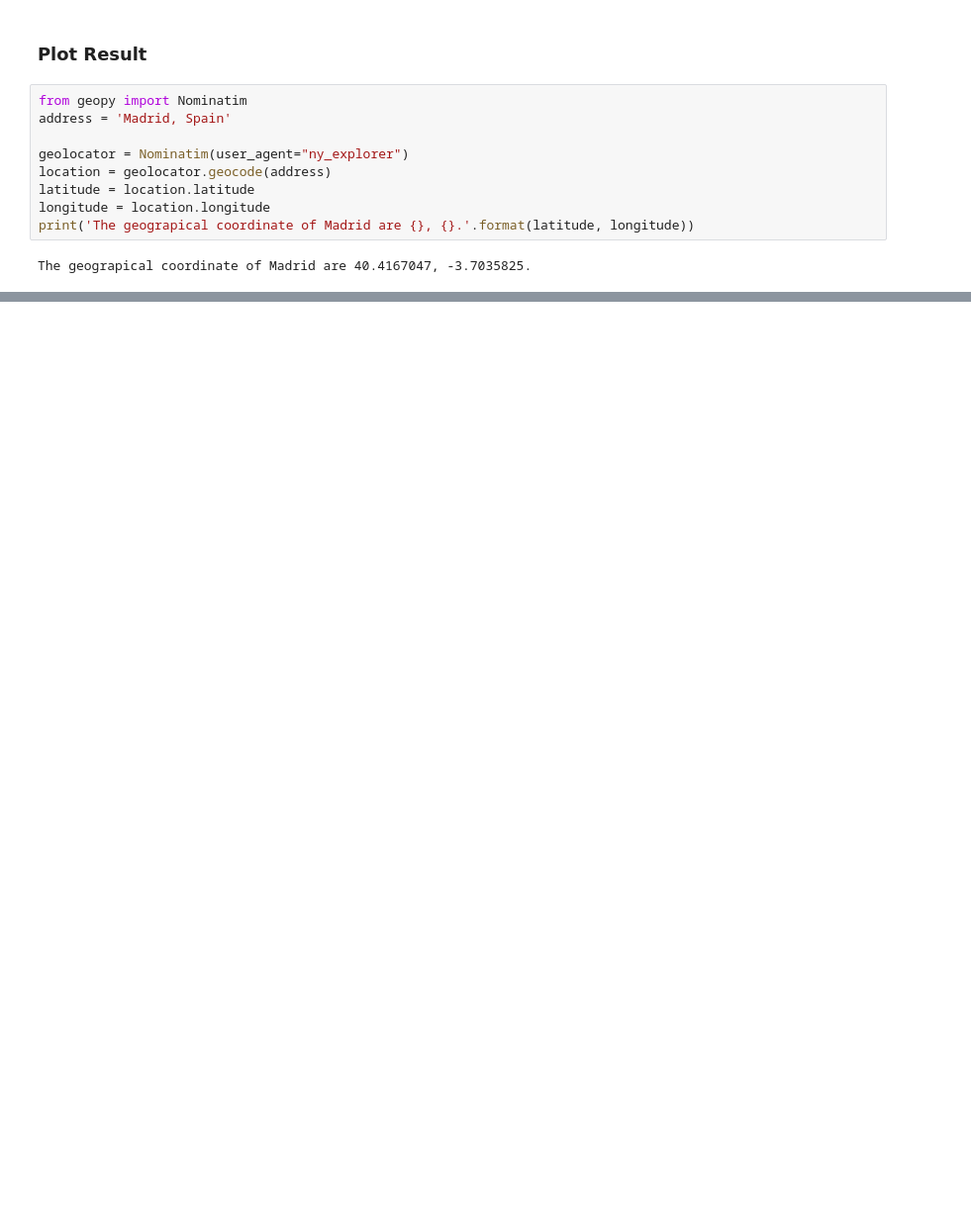
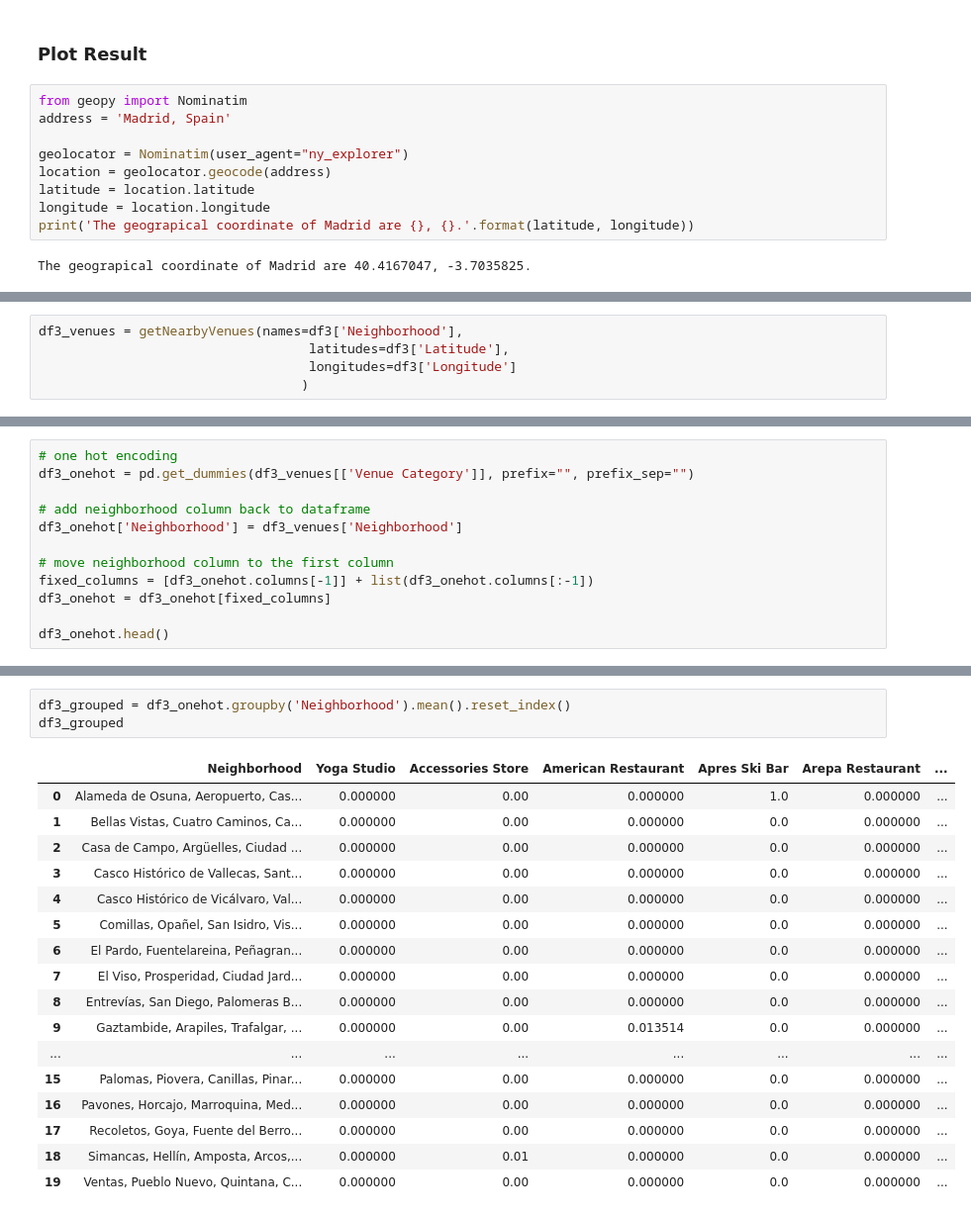
Before and after one commit to sergiogarciagar/Coursera_Capstone, a Jupyter notebook: Capstone Project - The Battle of Neighborhoods Madrid .ipynb, the cells around one changed output, grey strips where cells are left out. Shown at 99% size. Drawn from its saved outputs; the diff is of its cells as text; blank space fills up the shorter version.

Commit message:
Published from Watson Studio.

```diff
--- a/Capstone Project - The Battle of Neighborhoods Madrid .ipynb
+++ b/Capstone Project - The Battle of Neighborhoods Madrid .ipynb
@@ -215,0 +268,5 @@ map_madrid
+# %%
+df3_venues = getNearbyVenues(names=df3['Neighborhood'],
+                                   latitudes=df3['Latitude'],
+                                   longitudes=df3['Longitude']
+                                  )
@@ -215,0 +327,12 @@ map_madrid
+# %%
+# one hot encoding
+df3_onehot = pd.get_dummies(df3_venues[['Venue Category']], prefix="", prefix_sep="")
+
+# add neighborhood column back to dataframe
+df3_onehot['Neighborhood'] = df3_venues['Neighborhood']
+
+# move neighborhood column to the first column
+fixed_columns = [df3_onehot.columns[-1]] + list(df3_onehot.columns[:-1])
+df3_onehot = df3_onehot[fixed_columns]
+
+df3_onehot.head()
@@ -215,0 +346,21 @@ map_madrid
+# %%
+df3_grouped = df3_onehot.groupby('Neighborhood').mean().reset_index()
+df3_grouped
+# %% [output]
+|  | Neighborhood | Yoga Studio | Accessories Store | American Restaurant | Apres Ski Bar | Arepa Restaurant | ... |
+| 0 | Alameda de Osuna, Aeropuerto, Cas... | 0.000000 | 0.00 | 0.000000 | 1.0 | 0.000000 | ... |
+| 1 | Bellas Vistas, Cuatro Caminos, Ca... | 0.000000 | 0.00 | 0.000000 | 0.0 | 0.000000 | ... |
+| 2 | Casa de Campo, Argüelles, Ciudad ... | 0.000000 | 0.00 | 0.000000 | 0.0 | 0.000000 | ... |
+| 3 | Casco Histórico de Vallecas, Sant... | 0.000000 | 0.00 | 0.000000 | 0.0 | 0.000000 | ... |
+| 4 | Casco Histórico de Vicálvaro, Val... | 0.000000 | 0.00 | 0.000000 | 0.0 | 0.000000 | ... |
+| 5 | Comillas, Opañel, San Isidro, Vis... | 0.000000 | 0.00 | 0.000000 | 0.0 | 0.000000 | ... |
+| 6 | El Pardo, Fuentelareina, Peñagran... | 0.000000 | 0.00 | 0.000000 | 0.0 | 0.000000 | ... |
+| 7 | El Viso, Prosperidad, Ciudad Jard... | 0.000000 | 0.00 | 0.000000 | 0.0 | 0.000000 | ... |
+| 8 | Entrevías, San Diego, Palomeras B... | 0.000000 | 0.00 | 0.000000 | 0.0 | 0.000000 | ... |
+| 9 | Gaztambide, Arapiles, Trafalgar, ... | 0.000000 | 0.00 | 0.013514 | 0.0 | 0.000000 | ... |
+| ... | ... | ... | ... | ... | ... | ... | ... |
+| 15 | Palomas, Piovera, Canillas, Pinar... | 0.000000 | 0.00 | 0.000000 | 0.0 | 0.000000 | ... |
+| 16 | Pavones, Horcajo, Marroquina, Med... | 0.000000 | 0.00 | 0.000000 | 0.0 | 0.000000 | ... |
+| 17 | Recoletos, Goya, Fuente del Berro... | 0.000000 | 0.00 | 0.000000 | 0.0 | 0.000000 | ... |
+| 18 | Simancas, Hellín, Amposta, Arcos,... | 0.000000 | 0.01 | 0.000000 | 0.0 | 0.000000 | ... |
+| 19 | Ventas, Pueblo Nuevo, Quintana, C... | 0.000000 | 0.00 | 0.000000 | 0.0 | 0.000000 | ... |
```
Also changed, not shown: parts of 61 cells of this notebook.
